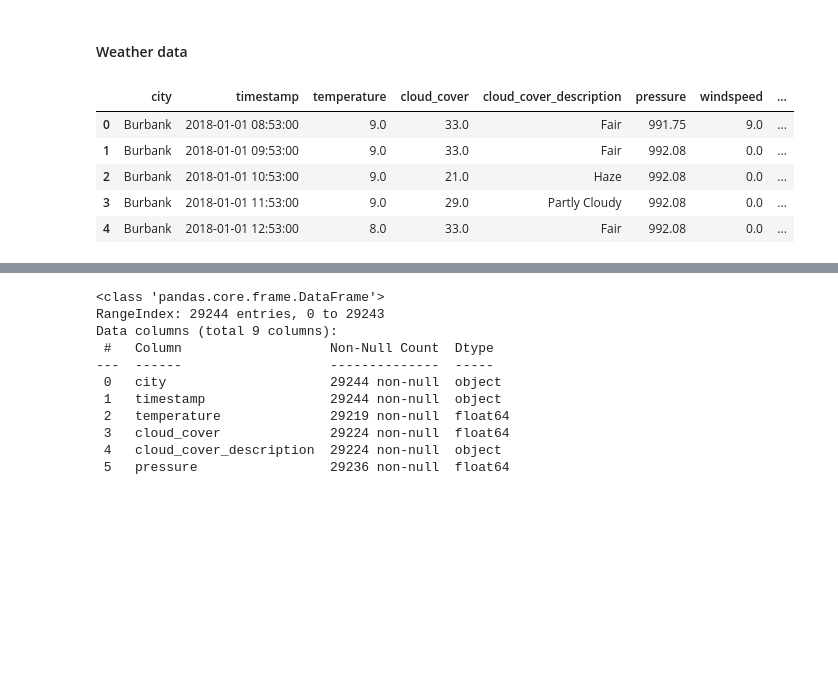
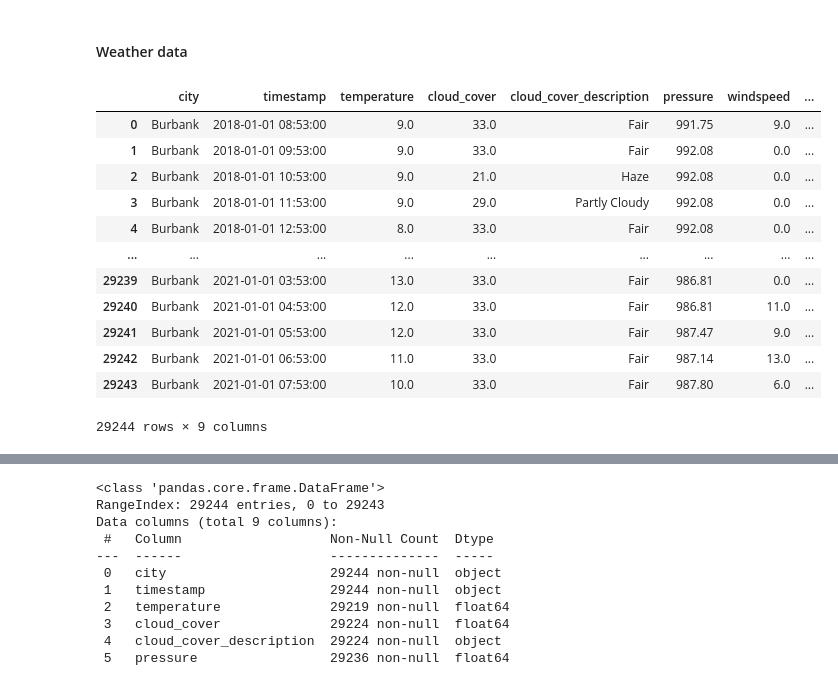
Before and after one commit to Amocon/A-Team_AA-Team-Assignment_2024, a Jupyter notebook: aa_team_assignment/data_preparation.ipynb, the cells around one changed output, grey strips where cells are left out. Saved outputs shown, nothing was run; the diff lists cells and outputs as text; code cells hidden in the pictures; blank space fills up the shorter version.

```diff
--- a/aa_team_assignment/data_preparation.ipynb
+++ b/aa_team_assignment/data_preparation.ipynb
@@ -63,11 +98,18 @@ df_charging_data.head()
 # %% [markdown]
 #### Weather data
 # %%
-df_weather.head()
+df_weather
 # %% [output]
 |  | city | timestamp | temperature | cloud_cover | cloud_cover_description | pressure | windspeed | ... |
 | 0 | Burbank | 2018-01-01 08:53:00 | 9.0 | 33.0 | Fair | 991.75 | 9.0 | ... |
 | 1 | Burbank | 2018-01-01 09:53:00 | 9.0 | 33.0 | Fair | 992.08 | 0.0 | ... |
 | 2 | Burbank | 2018-01-01 10:53:00 | 9.0 | 21.0 | Haze | 992.08 | 0.0 | ... |
 | 3 | Burbank | 2018-01-01 11:53:00 | 9.0 | 29.0 | Partly Cloudy | 992.08 | 0.0 | ... |
 | 4 | Burbank | 2018-01-01 12:53:00 | 8.0 | 33.0 | Fair | 992.08 | 0.0 | ... |
+| ... | ... | ... | ... | ... | ... | ... | ... | ... |
+| 29239 | Burbank | 2021-01-01 03:53:00 | 13.0 | 33.0 | Fair | 986.81 | 0.0 | ... |
+| 29240 | Burbank | 2021-01-01 04:53:00 | 12.0 | 33.0 | Fair | 986.81 | 11.0 | ... |
+| 29241 | Burbank | 2021-01-01 05:53:00 | 12.0 | 33.0 | Fair | 987.47 | 9.0 | ... |
+| 29242 | Burbank | 2021-01-01 06:53:00 | 11.0 | 33.0 | Fair | 987.14 | 13.0 | ... |
+| 29243 | Burbank | 2021-01-01 07:53:00 | 10.0 | 33.0 | Fair | 987.80 | 6.0 | ... |
+29244 rows × 9 columns
```
Also changed, not shown: parts of 9 cells of this notebook.
